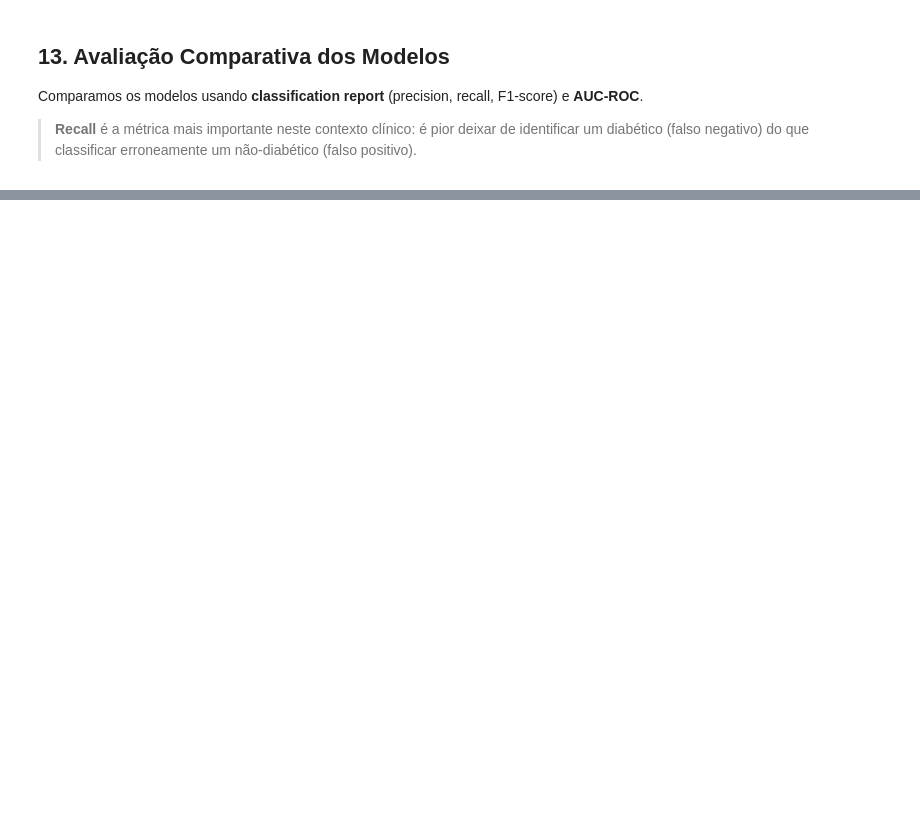
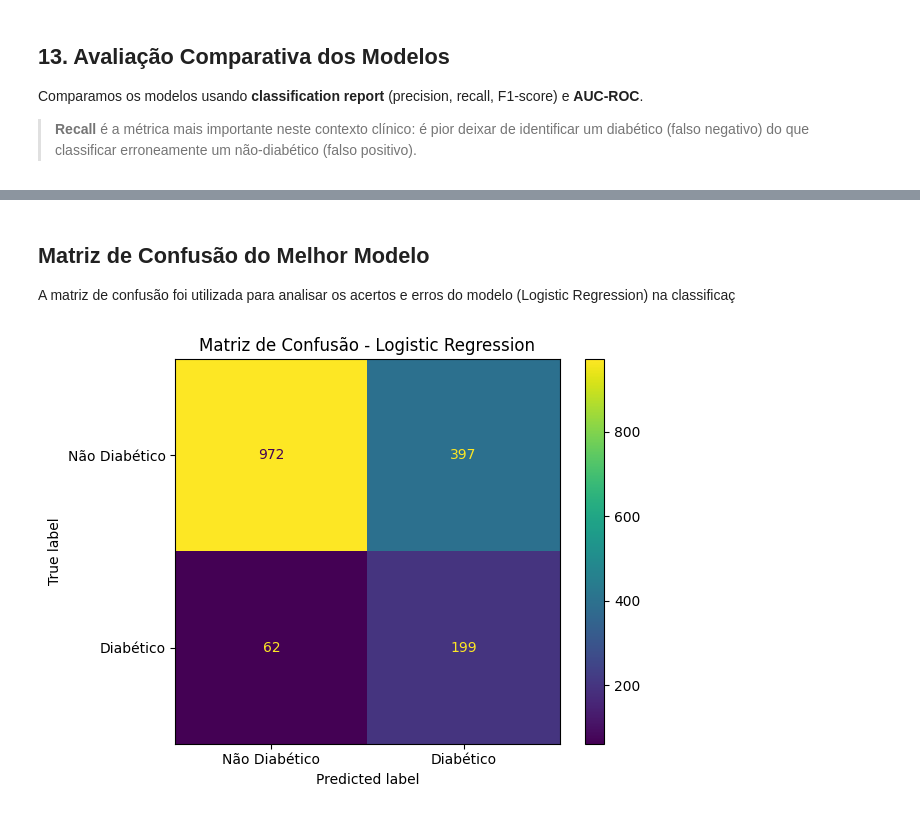
Before and after one commit to RenanAmaral/FIAP-9IADT-diabetes-prediction, a Jupyter notebook: src/modelo.ipynb, the cells around one changed output, grey strips where cells are left out. Drawn from its saved outputs; the diff is of its cells as text; code cells hidden in the pictures; blank space fills up the shorter version.

```diff
--- a/src/modelo.ipynb
+++ b/src/modelo.ipynb
@@ -485,0 +615,20 @@ AUC-ROC: 0.8216
+# %% [markdown]
+## Matriz de Confusão do Melhor Modelo
+
+A matriz de confusão foi utilizada para analisar os acertos e erros do modelo (Logistic Regression) na classificaç
+# %%
+
+from sklearn.metrics import ConfusionMatrixDisplay
+import matplotlib.pyplot as plt
+
+ConfusionMatrixDisplay.from_estimator(
+    lr_pipeline,
+    X_test,
+    y_test,
+    display_labels=["Não Diabético", "Diabético"]
+)
+plt.title("Matriz de Confusão - Logistic Regression")
+plt.tight_layout()
+plt.show()
+# %% [output]
+[figure, added]
```
Also changed, not shown: parts of 11 cells of this notebook, 6 other files.
